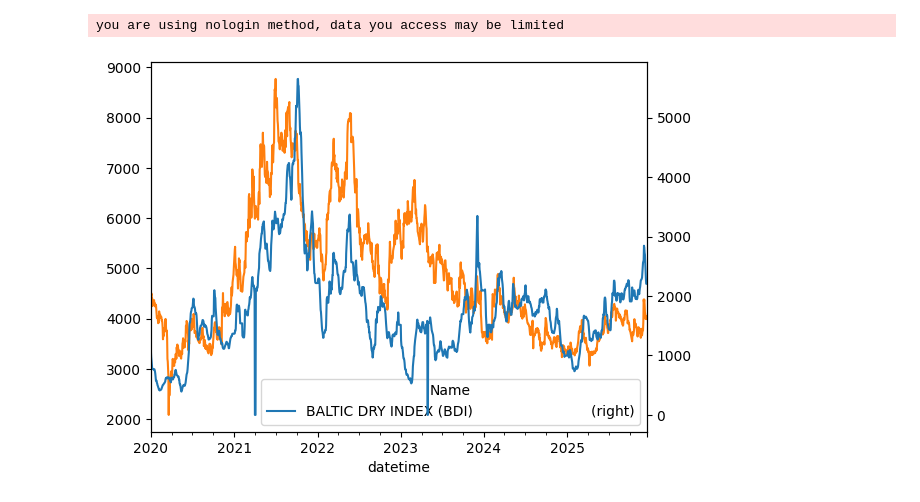
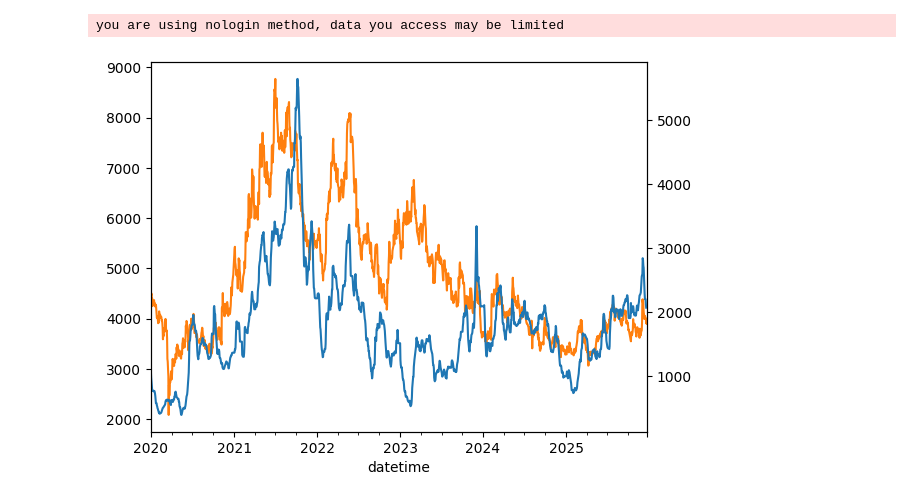
Before and after one commit to Tommylee1013/AlternativeData, a Jupyter notebook: Notes/Baltic Dry Index.ipynb, the cells around one changed output. Cells and saved outputs as stored; diff of their text form; code cells hidden in the pictures.

```diff
--- a/Notes/Baltic Dry Index.ipynb
+++ b/Notes/Baltic Dry Index.ipynb
@@ -10,9 +10,8 @@ tv = TvDatafeed()
 bdi = pd.read_excel(
     '../data/Alter Data.xlsx',
     sheet_name = 'BDI',
-    index_col = 0,
-    header = [7,8]
-).iloc[6:]
+    index_col = 0
+)
 bdi.index = pd.to_datetime(bdi.index)
 # %% [output]
 you are using nologin method, data you access may be limited
@@ -25,8 +24,8 @@ pan_ocean = tv.get_hist(
 )
 pan_ocean.index = pd.to_datetime(pan_ocean.index.strftime('%Y-%m-%d'))
 # %%
-bdi.loc['2020':, 'BTI@BDI'].plot(secondary_y=True)
+bdi.loc['2020':, 'BDI'].plot(secondary_y=True)
 pan_ocean.loc['2020':, 'close'].plot()
 plt.show()
 # %% [output]
-[figure, old version]
+[figure, new version]
```
Also changed, not shown: 4 other files.
